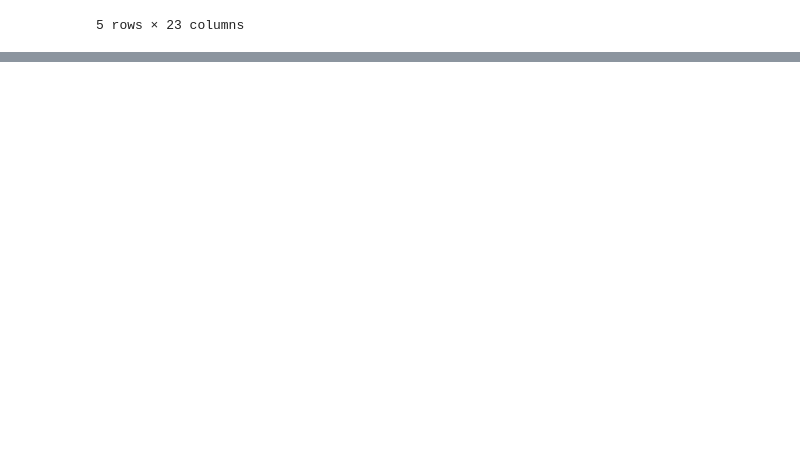
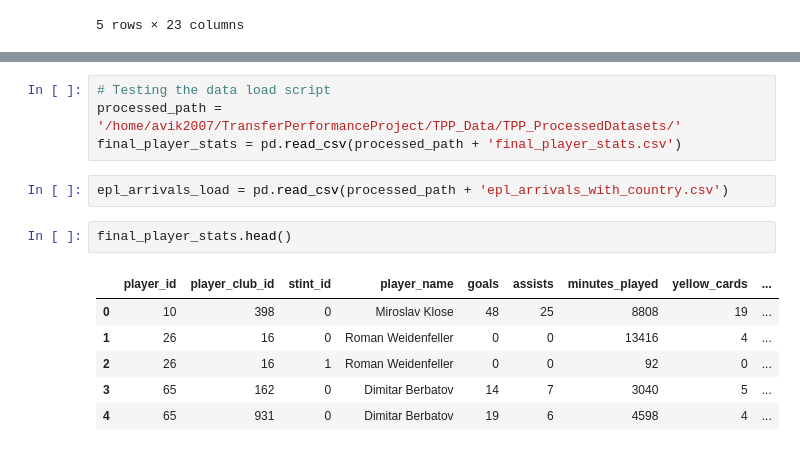
Before and after one commit to avik2007/SoccerTransferPerformance, a Jupyter notebook: TPP_JupyterNoteboks/1_AM_first_EDA_for_TransferPerformance.ipynb, the cells around one changed output, grey strips where cells are left out. Drawn from its saved outputs; the diff is of its cells as text; blank space fills up the shorter version.

```diff
--- a/TPP_JupyterNoteboks/1_AM_first_EDA_for_TransferPerformance.ipynb
+++ b/TPP_JupyterNoteboks/1_AM_first_EDA_for_TransferPerformance.ipynb
@@ -184,3 +184,18 @@ appearances.head()
 | 2 | 2234413_42792 | 2234413 | 42792 | 6251 | 465 | 2012-07-05 | Sander Puri | ... |
 | 3 | 2234418_73333 | 2234418 | 73333 | 1274 | 6646 | 2012-07-05 | Vegar Hedenstad | ... |
 | 4 | 2234421_122011 | 2234421 | 122011 | 195 | 3008 | 2012-07-05 | Markus Henriksen | ... |
+# %%
+# Testing the data load script
+processed_path = '/home/avik2007/TransferPerformanceProject/TPP_Data/TPP_ProcessedDatasets/'
+final_player_stats = pd.read_csv(processed_path + 'final_player_stats.csv')
+# %%
+epl_arrivals_load = pd.read_csv(processed_path + 'epl_arrivals_with_country.csv')
+# %%
+final_player_stats.head()
+# %% [output]
+|  | player_id | player_club_id | stint_id | player_name | goals | assists | minutes_played | yellow_cards | ... |
+| 0 | 10 | 398 | 0 | Miroslav Klose | 48 | 25 | 8808 | 19 | ... |
+| 1 | 26 | 16 | 0 | Roman Weidenfeller | 0 | 0 | 13416 | 4 | ... |
+| 2 | 26 | 16 | 1 | Roman Weidenfeller | 0 | 0 | 92 | 0 | ... |
+| 3 | 65 | 162 | 0 | Dimitar Berbatov | 14 | 7 | 3040 | 5 | ... |
+| 4 | 65 | 931 | 0 | Dimitar Berbatov | 19 | 6 | 4598 | 4 | ... |
```
Also changed, not shown: parts of 6 cells of this notebook, 3 other files.
